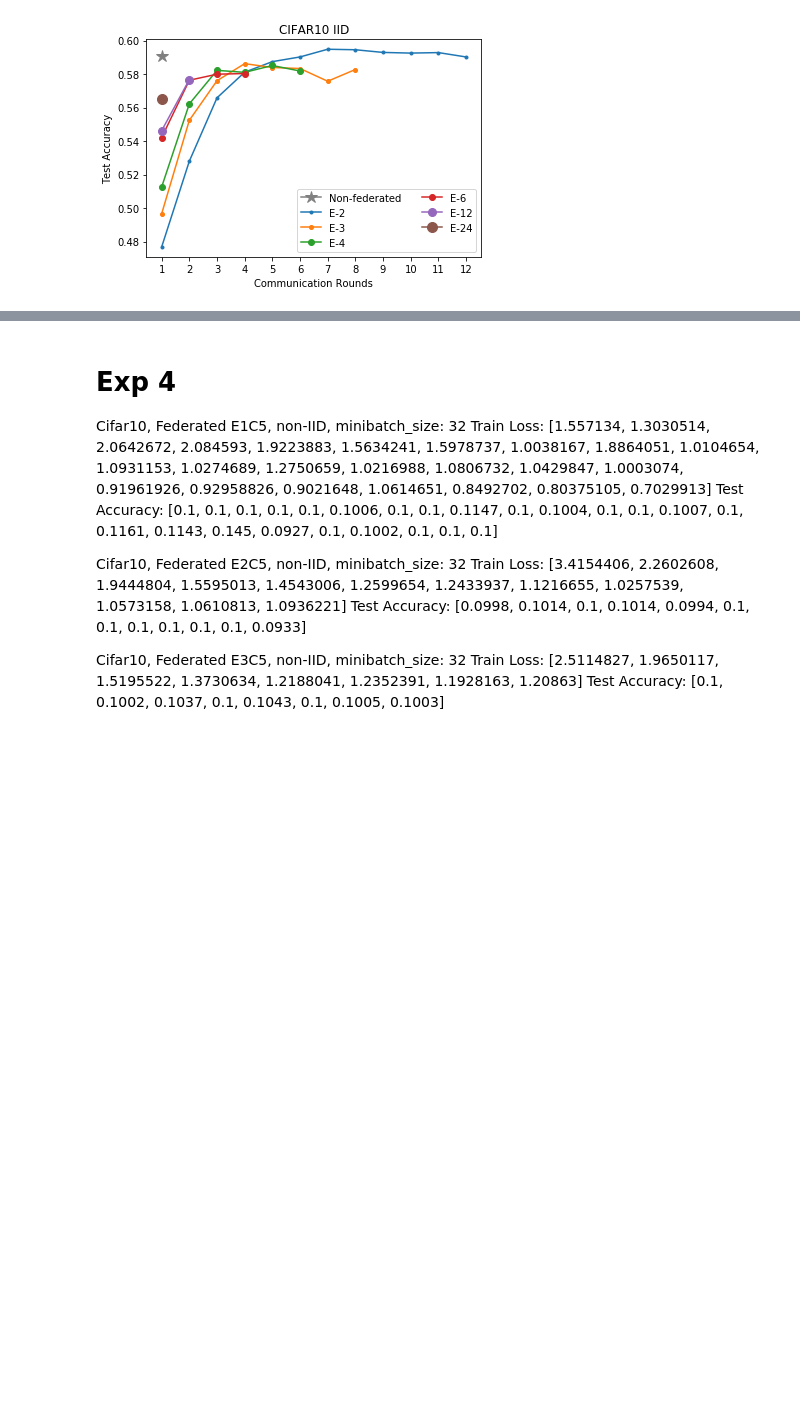
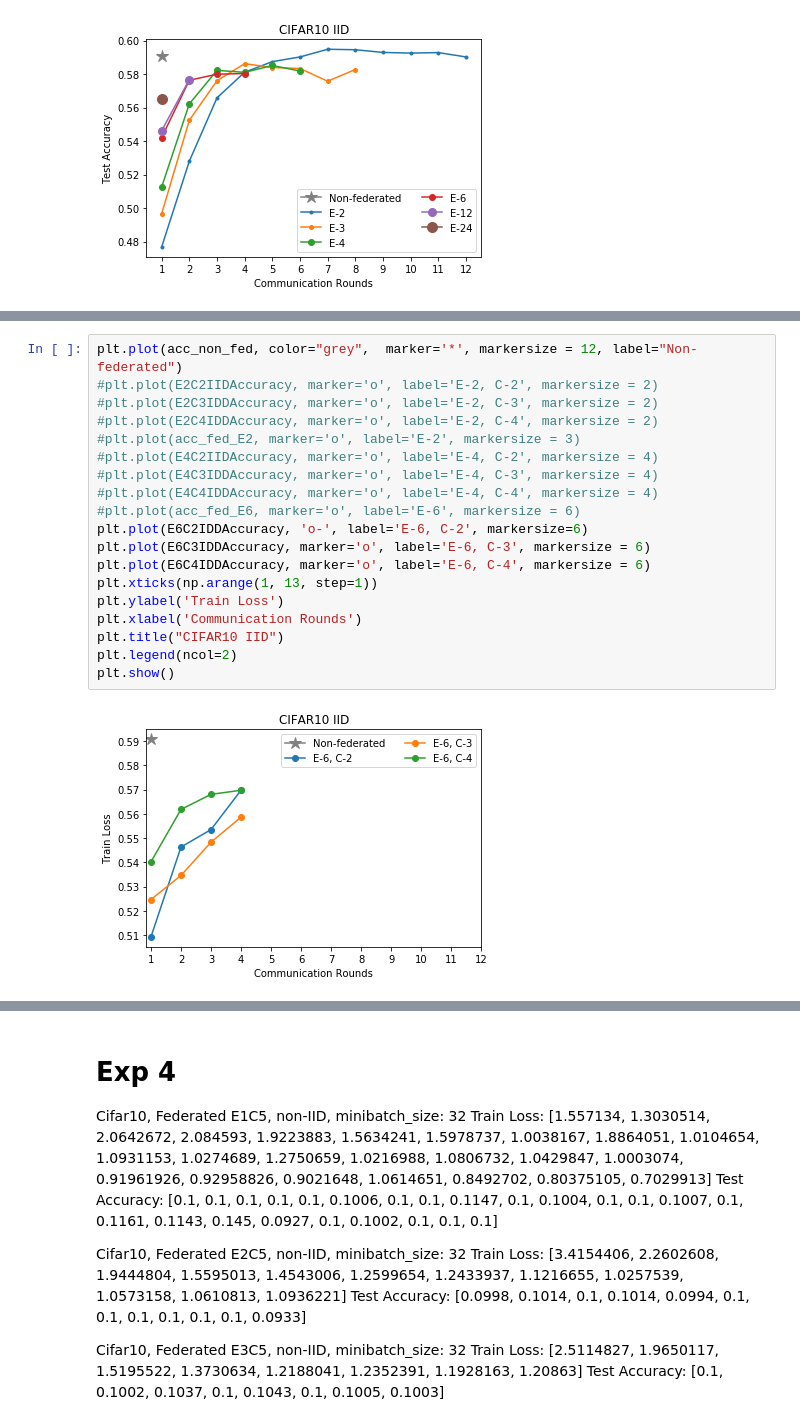
Before and after one commit to abogdanova/FedMed, a Jupyter notebook: Figures.ipynb, the cells around one changed output, grey strips where cells are left out. Drawn from its saved outputs; the diff is of its cells as text; blank space fills up the shorter version.

```diff
--- a/Figures.ipynb
+++ b/Figures.ipynb
@@ -170,0 +164,21 @@ Test Accuracy: [0.5402, 0.5618, 0.568, 0.5697]
+# %%
+plt.plot(acc_non_fed, color="grey",  marker='*', markersize = 12, label="Non-federated")
+#plt.plot(E2C2IIDAccuracy, marker='o', label='E-2, C-2', markersize = 2)
+#plt.plot(E2C3IDDAccuracy, marker='o', label='E-2, C-3', markersize = 2)
+#plt.plot(E2C4IDDAccuracy, marker='o', label='E-2, C-4', markersize = 2)
+#plt.plot(acc_fed_E2, marker='o', label='E-2', markersize = 3)
+#plt.plot(E4C2IIDAccuracy, marker='o', label='E-4, C-2', markersize = 4)
+#plt.plot(E4C3IDDAccuracy, marker='o', label='E-4, C-3', markersize = 4)
+#plt.plot(E4C4IDDAccuracy, marker='o', label='E-4, C-4', markersize = 4)
+#plt.plot(acc_fed_E6, marker='o', label='E-6', markersize = 6)
+plt.plot(E6C2IDDAccuracy, 'o-', label='E-6, C-2', markersize=6)
+plt.plot(E6C3IDDAccuracy, marker='o', label='E-6, C-3', markersize = 6)
+plt.plot(E6C4IDDAccuracy, marker='o', label='E-6, C-4', markersize = 6)
+plt.xticks(np.arange(1, 13, step=1))
+plt.ylabel('Train Loss')
+plt.xlabel('Communication Rounds')
+plt.title("CIFAR10 IID")
+plt.legend(ncol=2)
+plt.show()
+# %% [output]
+[figure, added]
```
Also changed, not shown: parts of 3 cells of this notebook, 10 other files.
